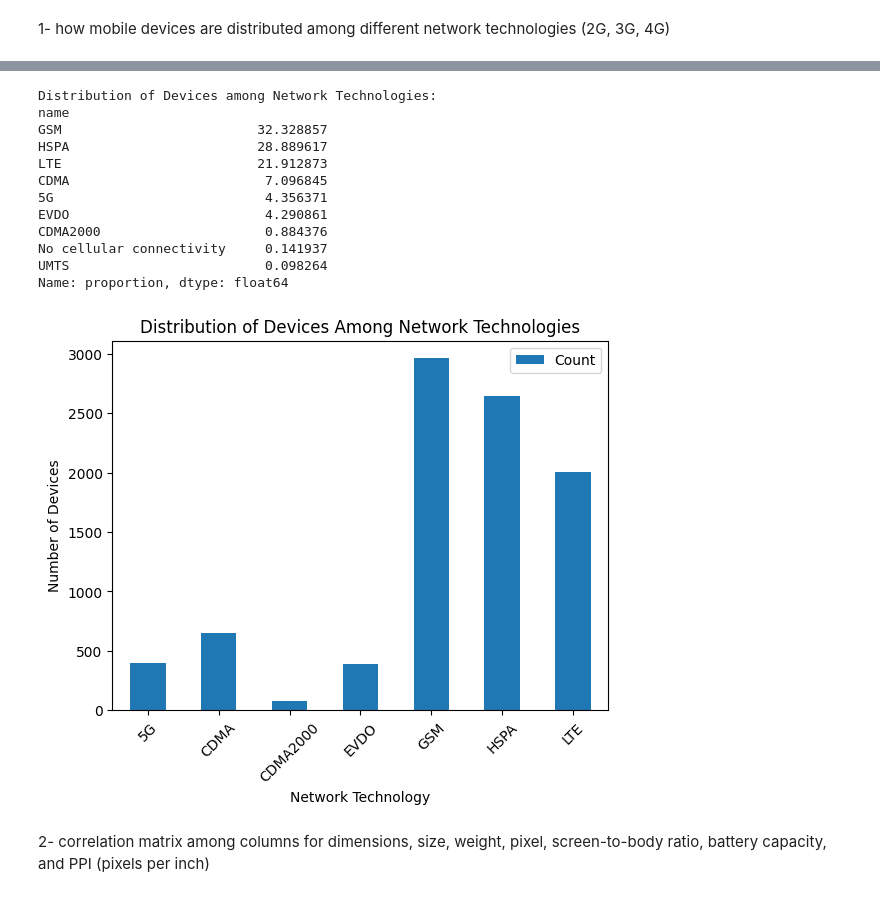
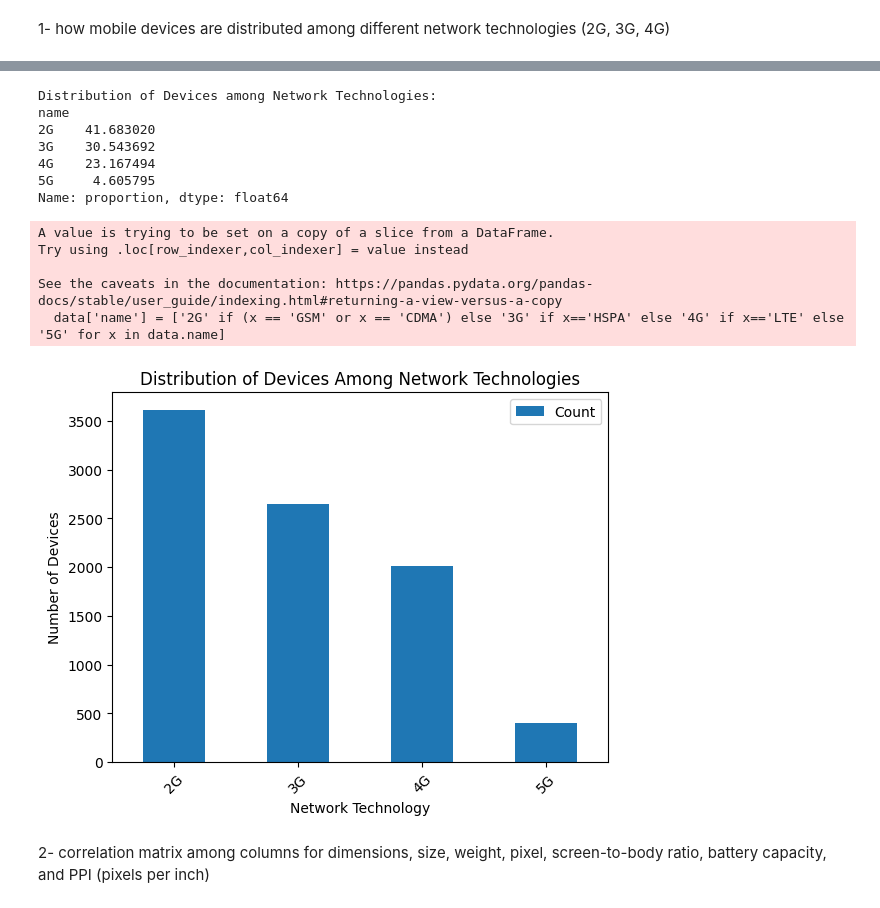
Before and after one commit to realBagher/gsmarean_analysis_ns, a Jupyter notebook: Statistics.ipynb, the cells around one changed output, grey strips where cells are left out. Saved outputs shown, nothing was run; the diff lists cells and outputs as text; code cells hidden in the pictures.

```diff
--- a/Statistics.ipynb
+++ b/Statistics.ipynb
@@ -19,4 +19,4 @@ query = """
     WHERE type = 'PHONE'
 """
 
-data = pd.read_sql_query(query, connection)
+df = pd.read_sql_query(query, connection)
@@ -57,0 +23,4 @@ data
+# %%
+tech = ['GSM', 'CDMA', 'HSPA', 'LTE', '5G']
+data = df[df.name.isin(tech)]
+data
@@ -58,5 +41,6 @@ data
 # %%
 #distribution of network technologies
+data['name'] = ['2G' if (x == 'GSM' or x == 'CDMA') else '3G' if x=='HSPA' else '4G' if x=='LTE' else '5G' for x in data.name]
 distribution = data['name'].value_counts(normalize=True) * 100
 
 print("Distribution of Devices among Network Technologies:")
@@ -64,35 +48,35 @@ print(distribution)
 # %% [output]
 Distribution of Devices among Network Technologies:
 name
-GSM                         32.328857
-HSPA                        28.889617
-LTE                         21.912873
-CDMA                         7.096845
-5G                           4.356371
-EVDO                         4.290861
-CDMA2000                     0.884376
-No cellular connectivity     0.141937
-UMTS                         0.098264
+2G    41.683020
+3G    30.543692
+4G    23.167494
+5G     4.605795
 Name: proportion, dtype: float64
+A value is trying to be set on a copy of a slice from a DataFrame.
+Try using .loc[row_indexer,col_indexer] = value instead
+
+See the caveats in the documentation: https://pandas.pydata.org/pandas-docs/stable/user_guide/indexing.html#returning-a-view-versus-a-copy
+  data['name'] = ['2G' if (x == 'GSM' or x == 'CDMA') else '3G' if x=='HSPA' else '4G' if x=='LTE' else '5G' for x in data.name]
 # %%
 #plot barplot
 counts = data['name'].value_counts()
 
 df_counts = counts.to_frame(name='Count').rename_axis('name').reset_index()
 
-df_counts_sorted = df_counts.sort_values('name')[:-2]
+df_counts_sorted = df_counts.sort_values('name')
 
 fig, ax = plt.subplots()
 df_counts_sorted.plot(kind='bar', ax=ax, color=['#1f77b4', '#ff7f0e', '#2ca02c'])
 ax.set_xlabel('Network Technology')
 ax.set_ylabel('Number of Devices')
 ax.set_title('Distribution of Devices Among Network Technologies')
 ax.set_xticklabels(df_counts_sorted['name'], rotation=45)
 # plt.xticks(rotation=45)
 
 plt.show()
 # %% [output]
-[figure, old version]
+[figure, new version]
 # %% [markdown]
 2- correlation matrix among columns for dimensions, size, weight, pixel, screen-to-body ratio, battery capacity, and PPI (pixels per inch)
 # %%
```
Also changed, not shown: parts of 3 cells of this notebook.
